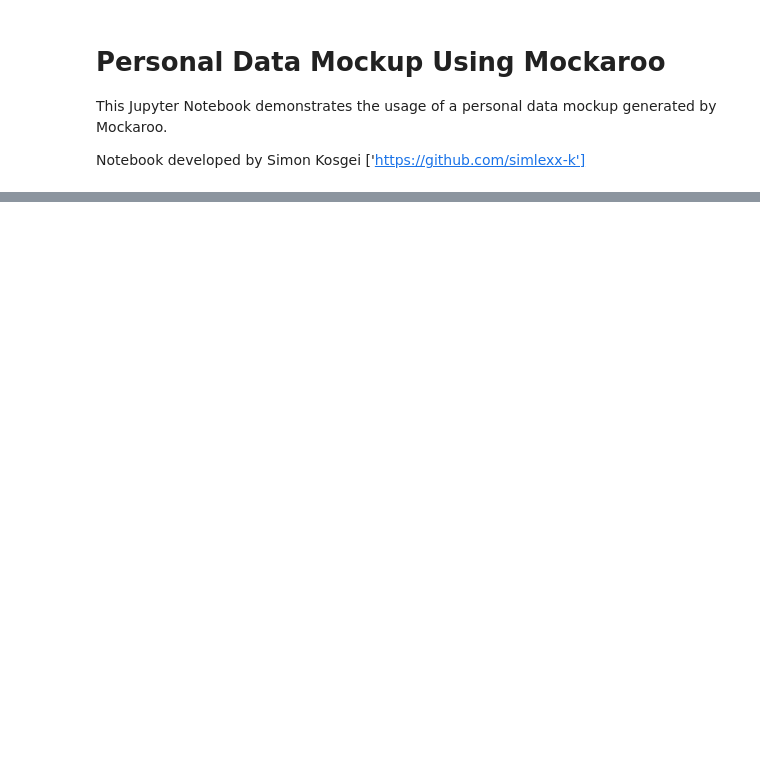
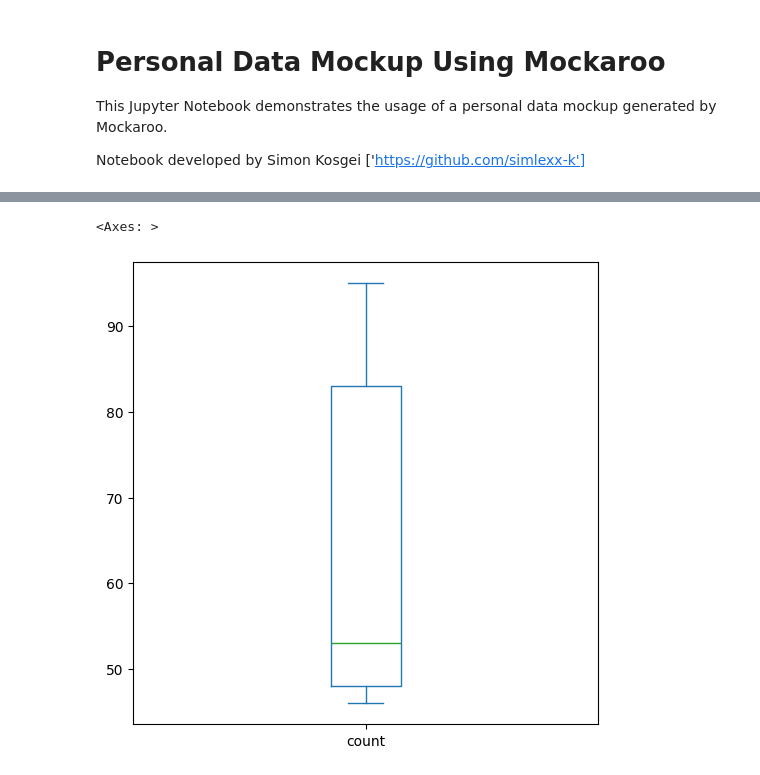
Before and after one commit to simlexx-k/EVPopulation, a Jupyter notebook: personal_data_execution.ipynb, the cells around one changed output, grey strips where cells are left out. Drawn from its saved outputs; the diff is of its cells as text; code cells hidden in the pictures; blank space fills up the shorter version.

```diff
--- a/personal_data_execution.ipynb
+++ b/personal_data_execution.ipynb
@@ -55,2 +144,5 @@ datafig
 # %%
-datafig.head(5).plot(kind='density',figsize=(6,6))
+datafig.head(5).plot(kind='box',figsize=(6,6))
+# %% [output]
+<Axes: >
+[figure, added]
```
Also changed, not shown: parts of 7 cells of this notebook, 2 other files.
